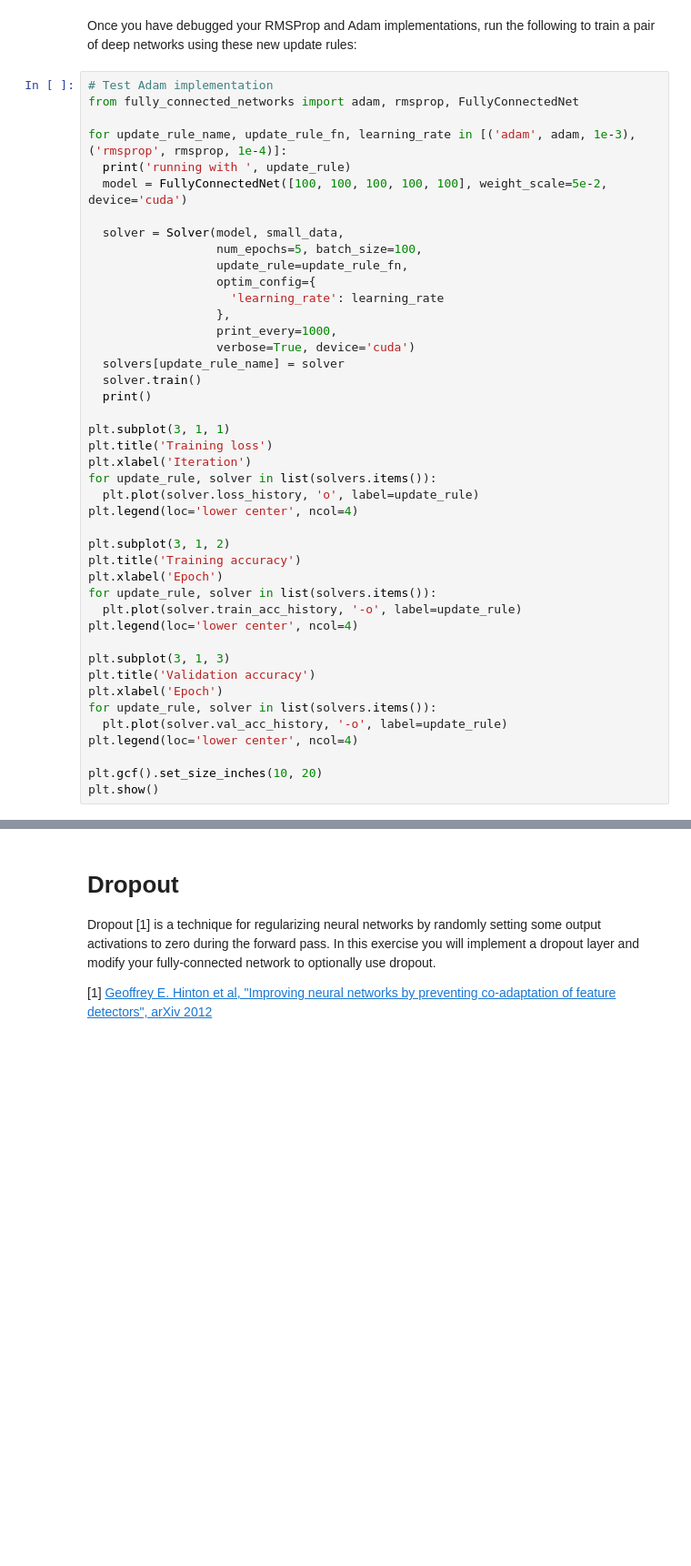
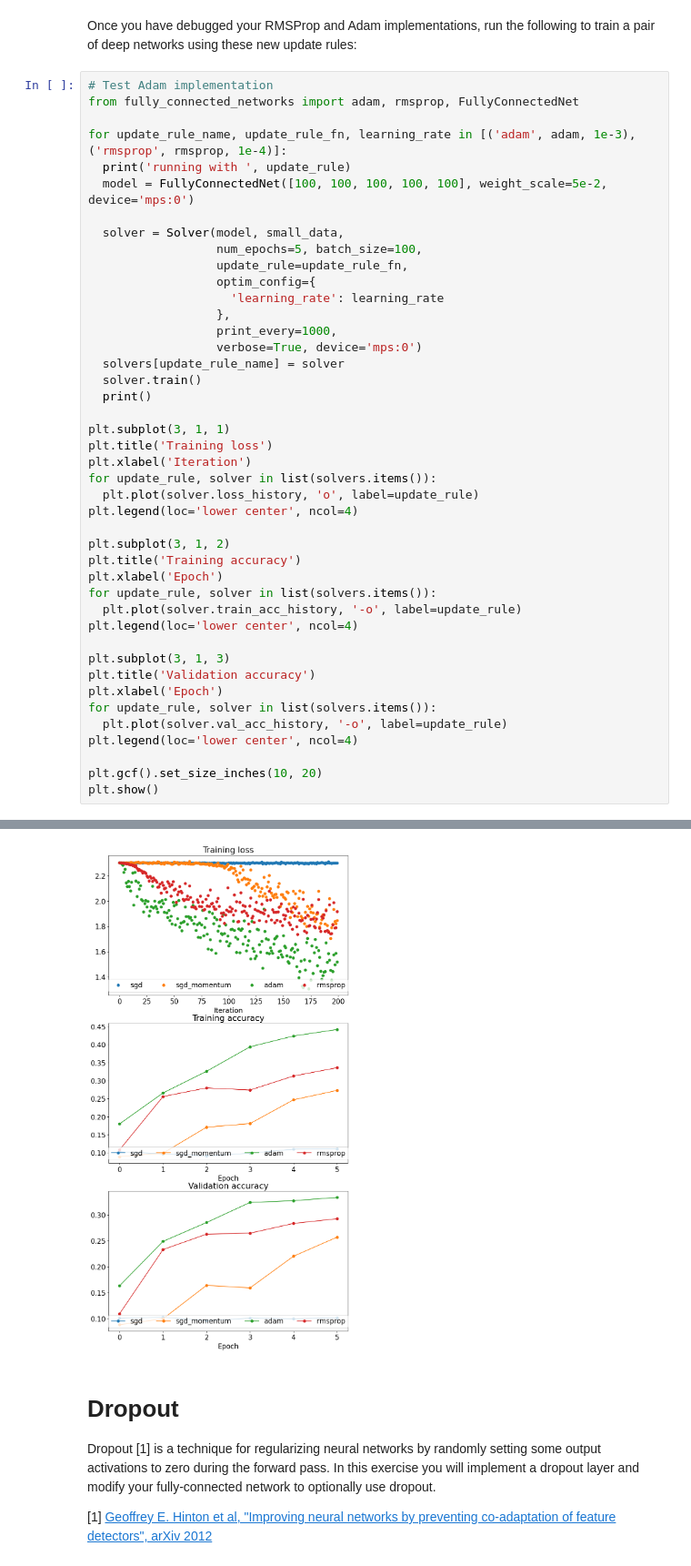
Before and after one commit to sorceressyidi/CSLearning, a Jupyter notebook: CVDL/A3/fully_connected_networks.ipynb, the cells around one changed output, grey strips where cells are left out. Shown at 91% size. Saved outputs shown, nothing was run; the diff lists cells and outputs as text; blank space fills up the shorter version.

```diff
--- a/CVDL/A3/fully_connected_networks.ipynb
+++ b/CVDL/A3/fully_connected_networks.ipynb
@@ -782,7 +959,7 @@ from fully_connected_networks import adam, rmsprop, FullyConnectedNet
 
 for update_rule_name, update_rule_fn, learning_rate in [('adam', adam, 1e-3), ('rmsprop', rmsprop, 1e-4)]:
   print('running with ', update_rule)
-  model = FullyConnectedNet([100, 100, 100, 100, 100], weight_scale=5e-2, device='cuda')
+  model = FullyConnectedNet([100, 100, 100, 100, 100], weight_scale=5e-2, device='mps:0')
 
   solver = Solver(model, small_data,
                   num_epochs=5, batch_size=100,
@@ -791,7 +968,7 @@ for update_rule_name, update_rule_fn, learning_rate in [('adam', adam, 1e-3), ('
                     'learning_rate': learning_rate
                   },
                   print_every=1000,
-                  verbose=True, device='cuda')
+                  verbose=True, device='mps:0')
   solvers[update_rule_name] = solver
   solver.train()
   print()
@@ -819,3 +996,4 @@ plt.legend(loc='lower center', ncol=4)
 
 plt.gcf().set_size_inches(10, 20)
 plt.show()
+# %% [output]
@@ -822,3 +1017,4 @@ plt.show()
+[figure, added]
 # %% [markdown]
 # Dropout
 Dropout [1] is a technique for regularizing neural networks by randomly setting some output activations to zero during the forward pass. In this exercise you will implement a dropout layer and modify your fully-connected network to optionally use dropout.
```
Also changed, not shown: parts of 29 cells of this notebook, 23 other files.
